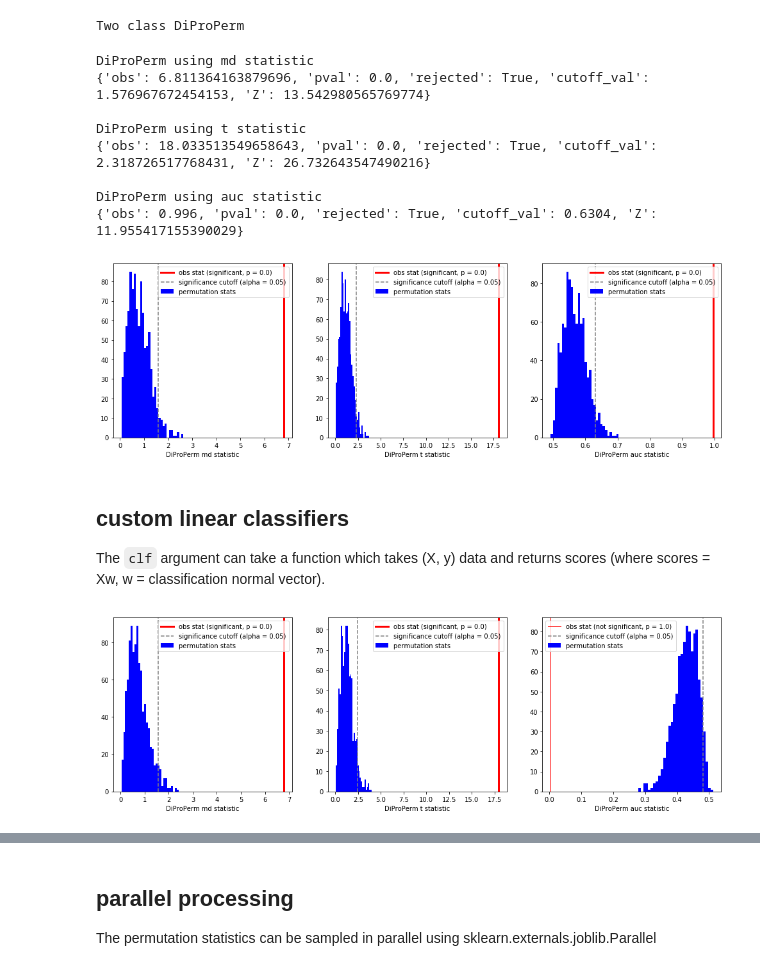
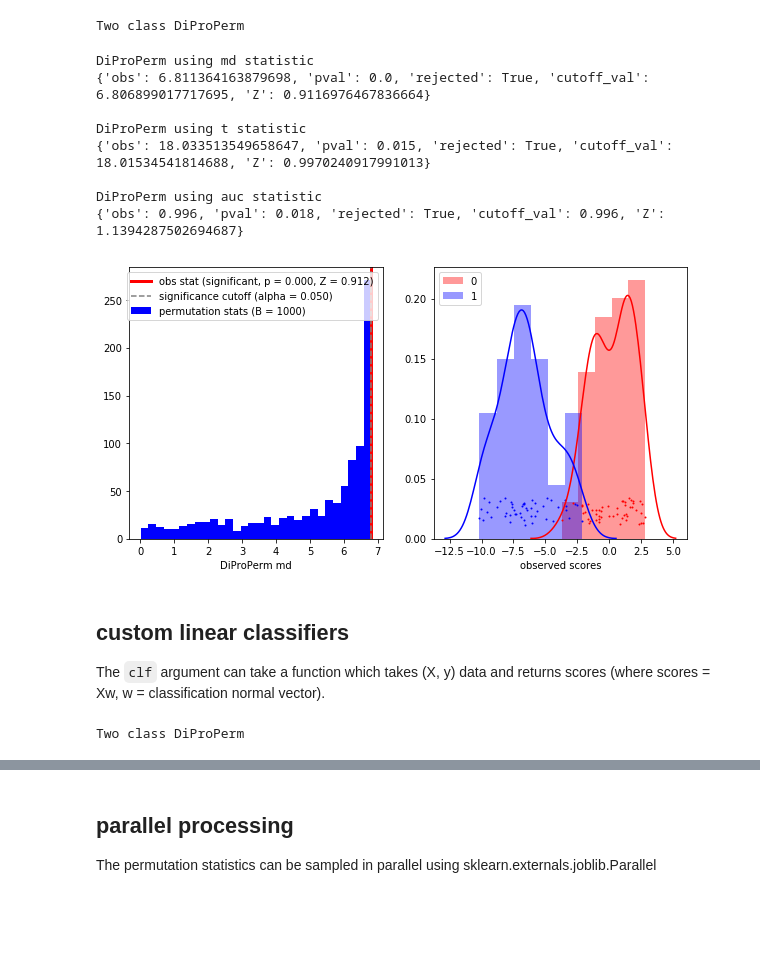
Before and after one commit to idc9/diproperm, a Jupyter notebook: doc/example_notebooks/DiProPerm_demo.ipynb, the cells around one changed output, grey strips where cells are left out. Cells and saved outputs as stored; diff of their text form; code cells hidden in the pictures; blank space fills up the shorter version.

```diff
--- a/doc/example_notebooks/DiProPerm_demo.ipynb
+++ b/doc/example_notebooks/DiProPerm_demo.ipynb
@@ -15,7 +15,7 @@ plt.scatter(X[:, 0], X[:, 1], c=y)
 # fit DiProPerm using mean difference classifier
 # compute md, t and auc summary statistics
 # sample 1000 permutations
-dpp = DiProPerm(B=1000, stat=['md', 't', 'auc'], clf='md')
+dpp = DiProPerm(B=1000, separation_stats=['md', 't', 'auc'], clf='md')
 dpp.fit(X, y)
 # %% [output]
 Two class DiProPerm
@@ -31,24 +31,26 @@ print('\nDiProPerm using auc statistic')
 print(dpp.test_stats_['auc'])
 # %% [output]
 DiProPerm using md statistic
-{'obs': 6.811364163879696, 'pval': 0.0, 'rejected': True, 'cutoff_val': 1.576967672454153, 'Z': 13.542980565769774}
+{'obs': 6.811364163879698, 'pval': 0.0, 'rejected': True, 'cutoff_val': 6.806899017717695, 'Z': 0.9116976467836664}
 
 DiProPerm using t statistic
-{'obs': 18.033513549658643, 'pval': 0.0, 'rejected': True, 'cutoff_val': 2.318726517768431, 'Z': 26.732643547490216}
+{'obs': 18.033513549658647, 'pval': 0.015, 'rejected': True, 'cutoff_val': 18.01534541814688, 'Z': 0.9970240917991013}
 
 DiProPerm using auc statistic
-{'obs': 0.996, 'pval': 0.0, 'rejected': True, 'cutoff_val': 0.6304, 'Z': 11.955417155390029}
+{'obs': 0.996, 'pval': 0.018, 'rejected': True, 'cutoff_val': 0.996, 'Z': 1.1394287502694687}
 # %%
-# show histogram of summary statistics
-plt.figure(figsize=[17, 5])
-plt.subplot(1, 3, 1)
-dpp.hist('md')
-plt.subplot(1, 3, 2)
-dpp.hist('t')
-plt.subplot(1, 3, 3)
-dpp.hist('auc')
+
+plt.figure(figsize=[10, 5])
+
+# show histogram of separation statistics
+plt.subplot(1, 2, 1)
+dpp.plot_perm_sep_stats(stat='md')
+
+# the observed scores
+plt.subplot(1, 2, 2)
+dpp.plot_observed_scores()
 # %% [output]
-[figure, old version]
+[figure, new version]
 # %% [markdown]
 ## custom linear classifiers
 The `clf` argument can take a function which takes (X, y) data and returns scores (where scores = Xw, w = classification normal vector).
@@ -62,18 +64,18 @@ clf = get_training_fun(clf=LinearSVC(max_iter=10000),  # max_iter set only to su
                        param_grid={'C': [.0001, .001, .01, 1, 10, 100]},  # C grid to cross-validate over
                        metric='roc_auc', n_splits=5)
 
-dpp = DiProPerm(B=1000, stat=['md', 't', 'auc'], clf=clf)
+dpp = DiProPerm(B=1000, clf=clf)
 dpp.fit(X, y)
 
-plt.figure(figsize=[17, 5])
-plt.subplot(1, 3, 1)
-dpp.hist('md')
-plt.subplot(1, 3, 2)
-dpp.hist('t')
-plt.subplot(1, 3, 3)
-dpp.hist('auc')
+# plt.figure(figsize=[17, 5])
+# plt.subplot(1, 3, 1)
+# dpp.hist('md')
+# plt.subplot(1, 3, 2)
+# dpp.hist('t')
+# plt.subplot(1, 3, 3)
+# dpp.hist('auc')
 # %% [output]
-[figure, removed]
+Two class DiProPerm
 # %%
 # the clf object above is a function which takes an X, y input,
 # trains SVM using 5 fold cross-valdiation, then returns the
```
Also changed, not shown: parts of 6 cells of this notebook, 2 other files.
